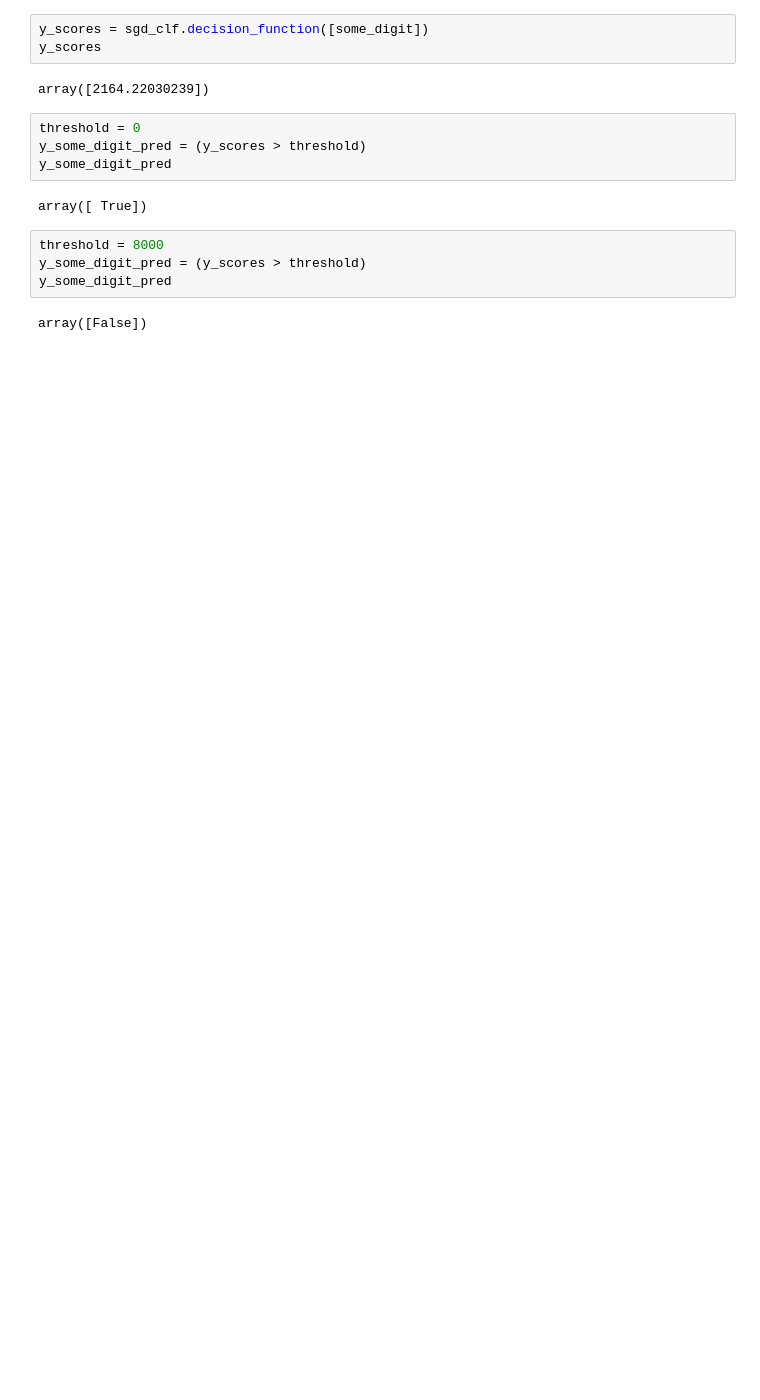
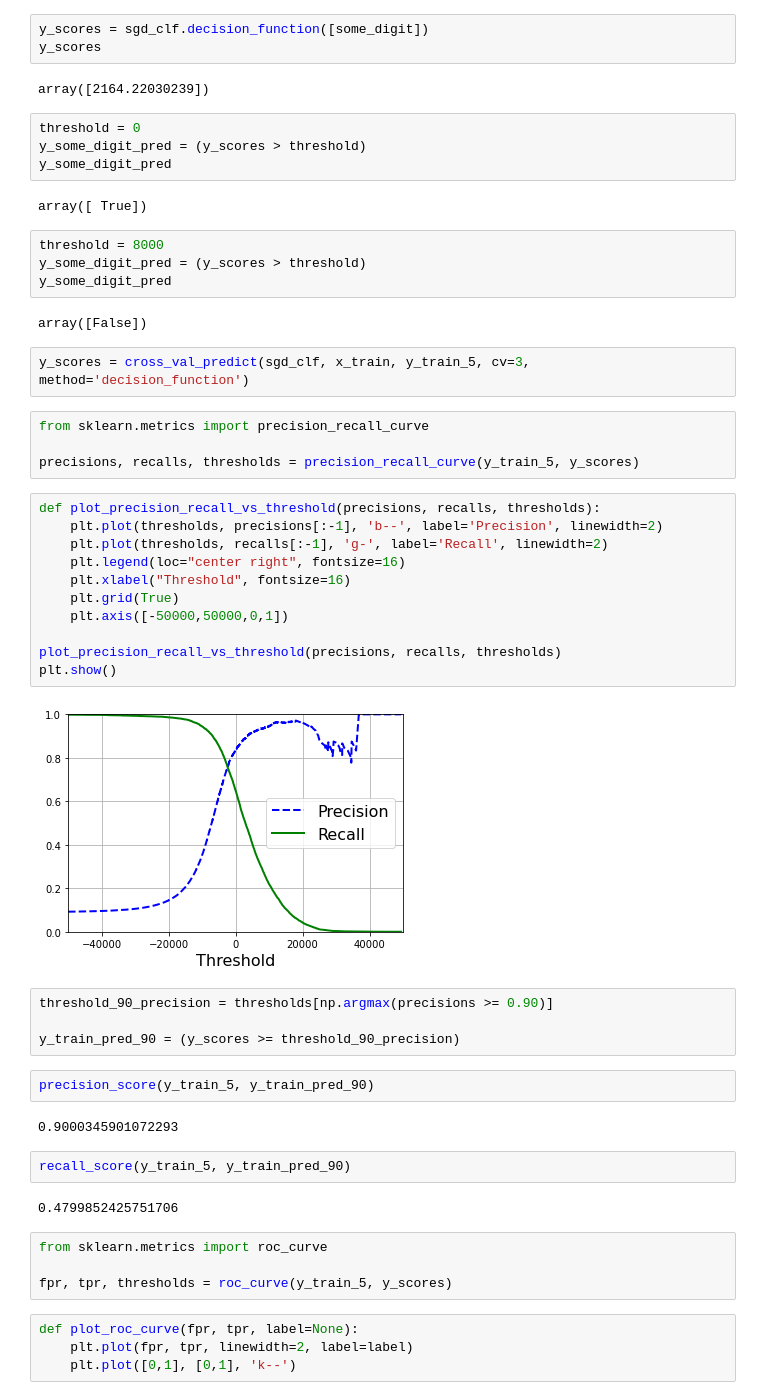
Before and after one commit to waynet022/MachineLearning, a Jupyter notebook: classification/mnist.ipynb, the cells around one changed output. Saved outputs shown, nothing was run; the diff lists cells and outputs as text; blank space fills up the shorter version.

Commit message:
ROC curve

```diff
--- a/classification/mnist.ipynb
+++ b/classification/mnist.ipynb
@@ -136,3 +136,42 @@ y_some_digit_pred = (y_scores > threshold)
 y_some_digit_pred
 # %% [output]
 array([False])
+# %%
+y_scores = cross_val_predict(sgd_clf, x_train, y_train_5, cv=3, method='decision_function')
+# %%
+from sklearn.metrics import precision_recall_curve
+
+precisions, recalls, thresholds = precision_recall_curve(y_train_5, y_scores)
+# %%
+def plot_precision_recall_vs_threshold(precisions, recalls, thresholds):
+    plt.plot(thresholds, precisions[:-1], 'b--', label='Precision', linewidth=2)
+    plt.plot(thresholds, recalls[:-1], 'g-', label='Recall', linewidth=2)
+    plt.legend(loc="center right", fontsize=16)
+    plt.xlabel("Threshold", fontsize=16)
+    plt.grid(True)
+    plt.axis([-50000,50000,0,1])
+
+plot_precision_recall_vs_threshold(precisions, recalls, thresholds)
+plt.show()
+# %% [output]
+[figure, added]
+# %%
+threshold_90_precision = thresholds[np.argmax(precisions >= 0.90)]
+
+y_train_pred_90 = (y_scores >= threshold_90_precision)
+# %%
+precision_score(y_train_5, y_train_pred_90)
+# %% [output]
+0.9000345901072293
+# %%
+recall_score(y_train_5, y_train_pred_90)
+# %% [output]
+0.4799852425751706
+# %%
+from sklearn.metrics import roc_curve
+
+fpr, tpr, thresholds = roc_curve(y_train_5, y_scores)
+# %%
+def plot_roc_curve(fpr, tpr, label=None):
+    plt.plot(fpr, tpr, linewidth=2, label=label)
+    plt.plot([0,1], [0,1], 'k--')
```
Also changed, not shown: parts of 6 cells of this notebook.
